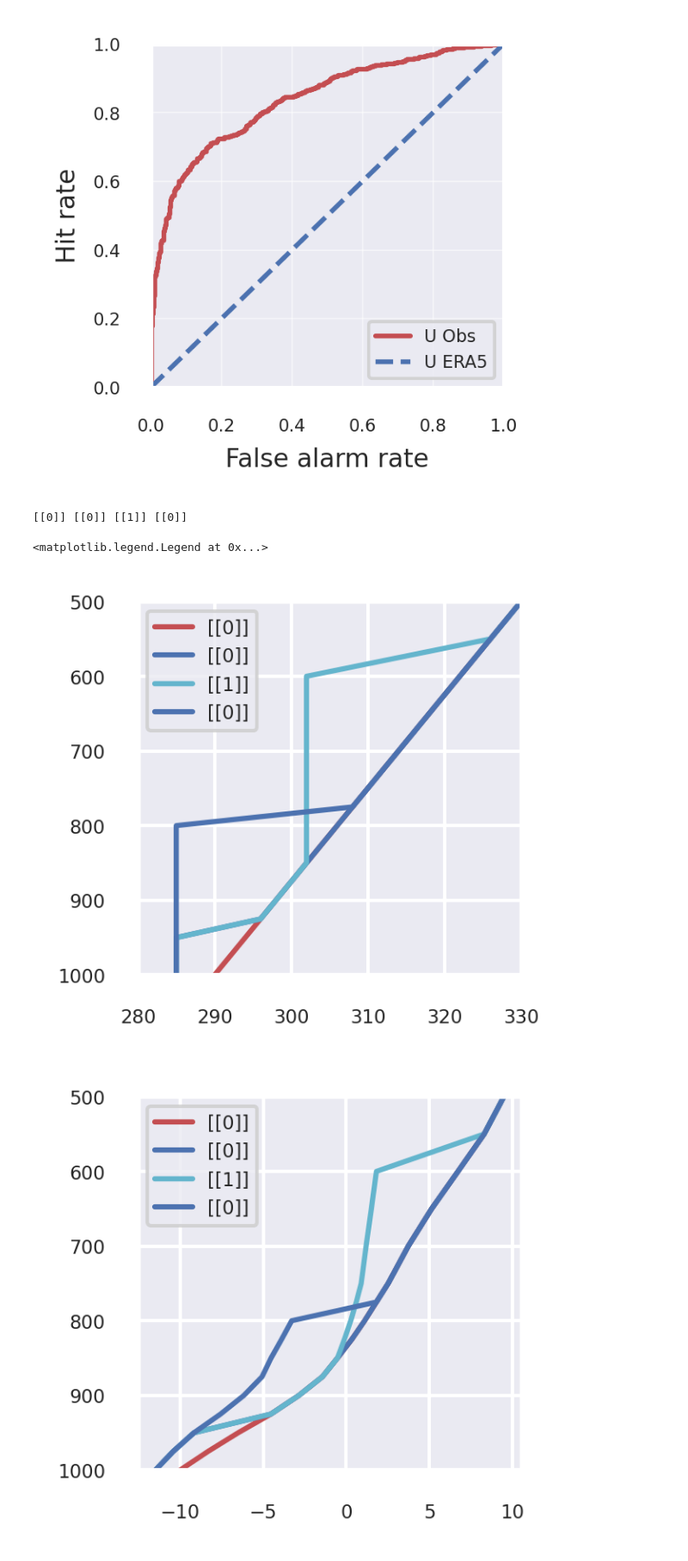
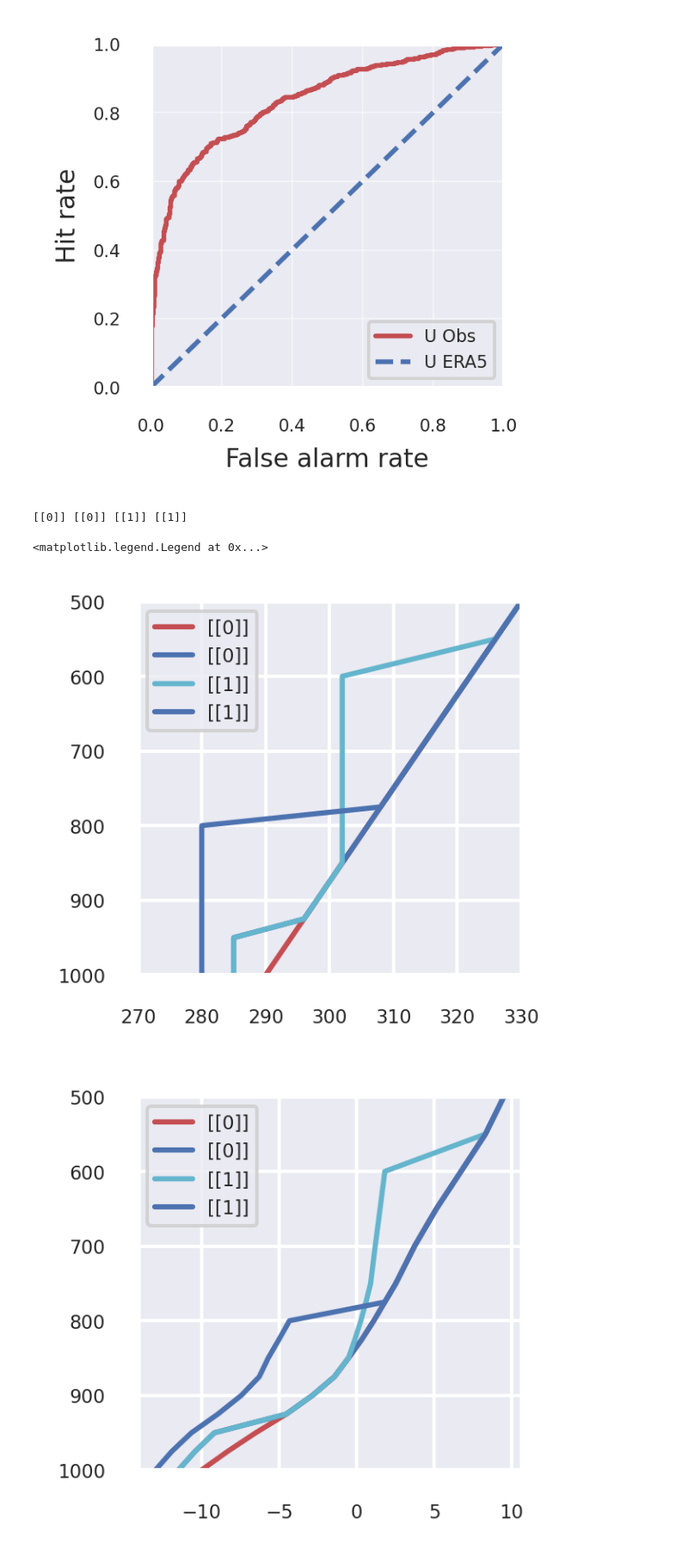
Before and after one commit to HuangJin-De/Machine-Learning-in-Atmospheric-Thermodynamics, a Jupyter notebook: hw03-1/hw03-1.ipynb, the cells around one changed output. Shown at 86% size. Cells and saved outputs as stored; diff of their text form; code cells hidden in the pictures.

```diff
--- a/hw03-1/hw03-1.ipynb
+++ b/hw03-1/hw03-1.ipynb
@@ -292,7 +292,7 @@ xx2[0:3]=285.
 xx3=np.copy(xx2)
 xx3[6:14]=xx3[6]
 xx4=np.copy(xx1)
-xx4[0:9]=285.
+xx4[0:9]=280.
 
 xx11=scaler.transform(xx1.reshape(-1,16))
 xx22=scaler.transform(xx2.reshape(-1,16))
@@ -300,34 +300,34 @@ xx33=scaler.transform(xx3.reshape(-1,16))
 xx44=scaler.transform(xx4.reshape(-1,16))
 
 yy1=model2(torch.FloatTensor(xx11))
 yy2=model2(torch.FloatTensor(xx22))
 yy3=model2(torch.FloatTensor(xx33))
 yy4=model2(torch.FloatTensor(xx44))
 
 yy1=torch.round(torch.sigmoid(yy1)).detach().numpy().astype(int)
 yy2=torch.round(torch.sigmoid(yy2)).detach().numpy().astype(int)
 yy3=torch.round(torch.sigmoid(yy3)).detach().numpy().astype(int)
 yy4=torch.round(torch.sigmoid(yy4)).detach().numpy().astype(int)
 
 print(yy1,yy2,yy3,yy4)
 
 p=np.array([1000.,975.,950.,925.,900.,875.,850.,825.,800.,775.,750.,700.,650.,600.,550.,500.])
 
 #print(p.shape,xx1.shape)
 
 fig,ax=plt.subplots(figsize=(2,2),dpi=300)
 ax.plot(xx1.reshape(-1),p,'r-',xx2.reshape(-1),p,'b-',xx3.reshape(-1),p,'c-',xx4.reshape(-1),p,'b-')
 ax.set_ylim([1000,500])
-ax.set_xlim([280,330])
+ax.set_xlim([270,330])
 ax.legend([yy1,yy2,yy3,yy4])
 
 fig,ax=plt.subplots(figsize=(2,2),dpi=300)
 ax.plot(xx11.reshape(-1),p,'r-',xx22.reshape(-1),p,'b-',xx33.reshape(-1),p,'c-',xx44.reshape(-1),p,'b-')
 ax.set_ylim([1000,500])
 #ax.set_xlim([280,330])
 ax.legend([yy1,yy2,yy3,yy4])
 # %% [output]
-[[0]] [[0]] [[1]] [[0]]
+[[0]] [[0]] [[1]] [[1]]
 <matplotlib.legend.Legend at 0x...>
-[figure, old version]
+[figure, new version]
-[figure, old version]
+[figure, new version]
```
